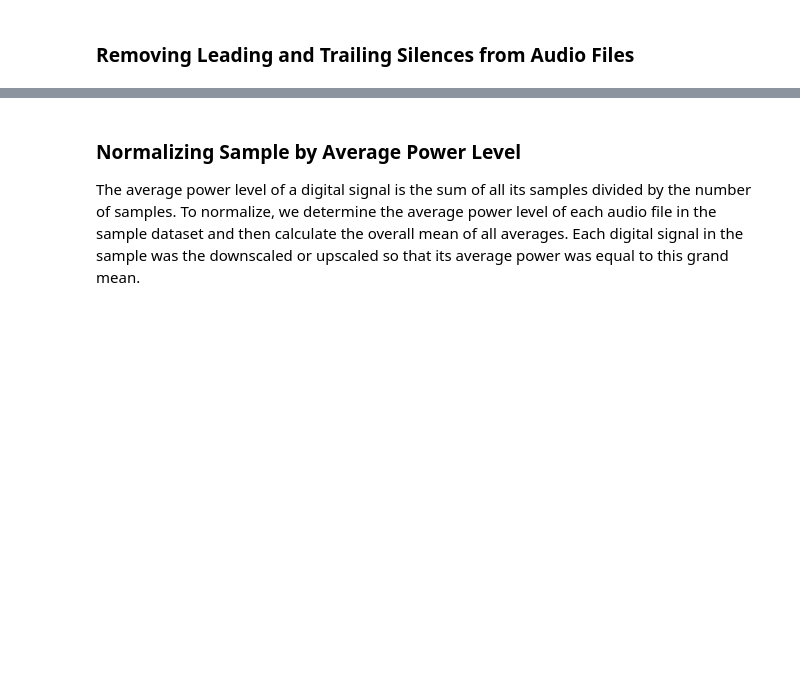
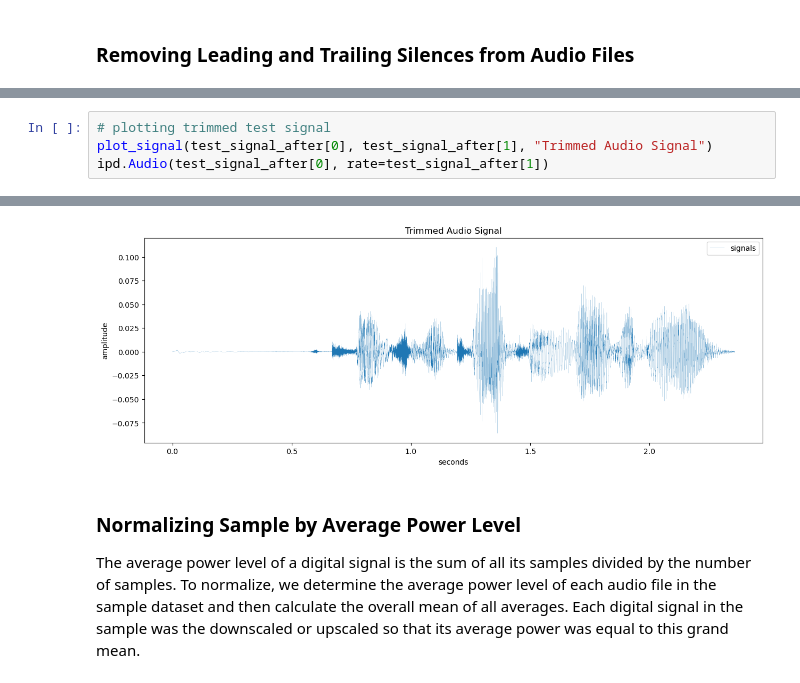
Before and after one commit to Syed-A-Naqvi/audiomorph, a Jupyter notebook: test.ipynb, the cells around one changed output, grey strips where cells are left out. Saved outputs shown, nothing was run; the diff lists cells and outputs as text; blank space fills up the shorter version.

```diff
--- a/test.ipynb
+++ b/test.ipynb
@@ -113,0 +158,5 @@ audio duration: 3.970645833333333
+# %%
+# plotting trimmed test signal
+plot_signal(test_signal_after[0], test_signal_after[1], "Trimmed Audio Signal")
+ipd.Audio(test_signal_after[0], rate=test_signal_after[1])
+# %% [output]
@@ -114,3 +164,4 @@ audio duration: 3.970645833333333
+[figure, added]
 # %% [markdown]
 ### Normalizing Sample by Average Power Level
 
```
Also changed, not shown: parts of 23 cells of this notebook, 1 other file.
